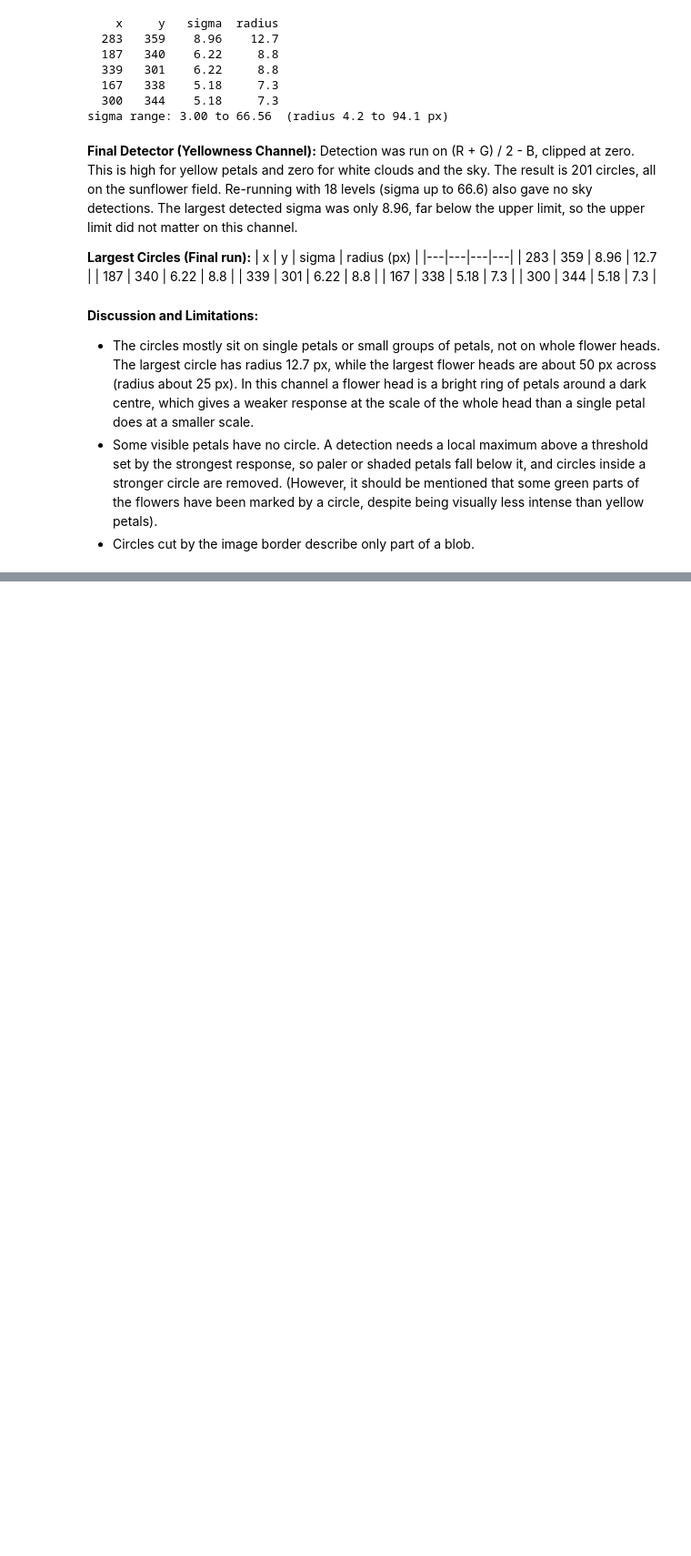
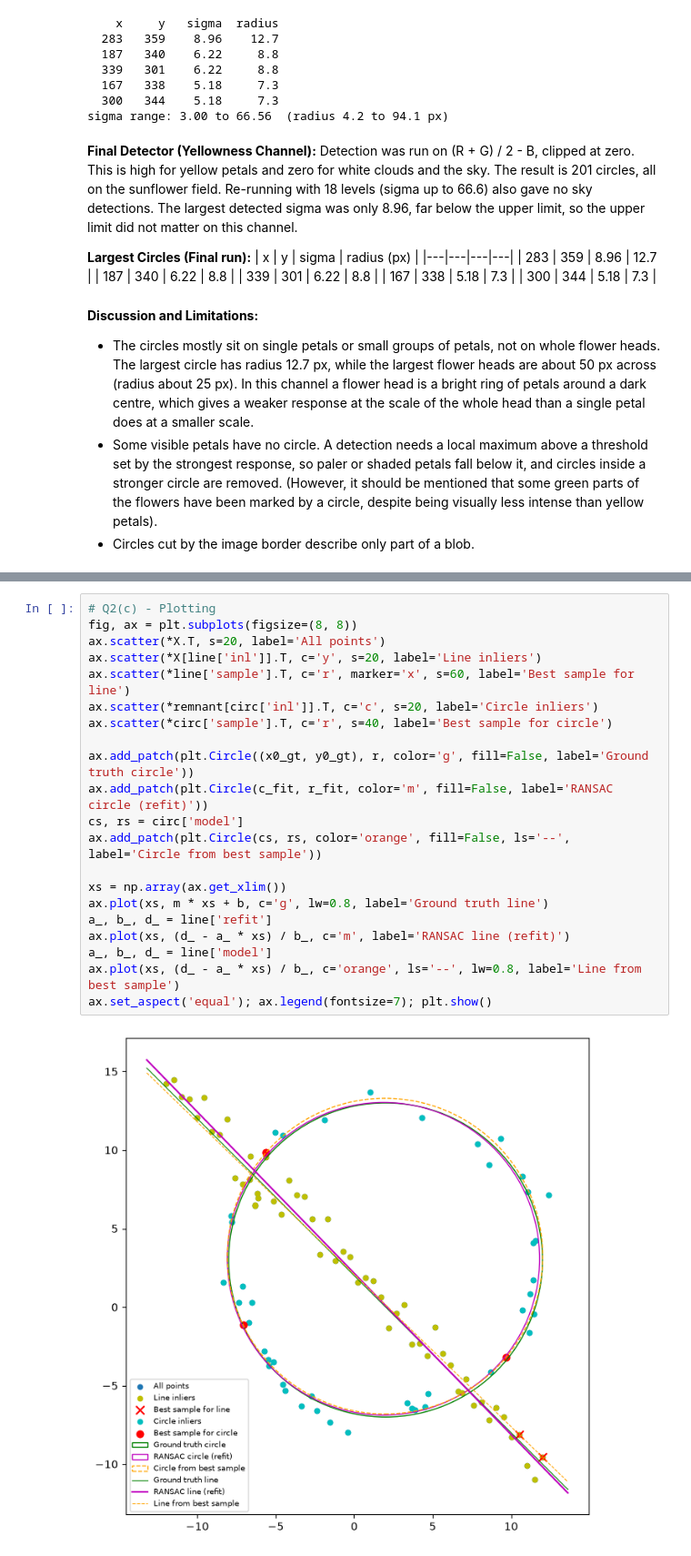
Before and after one commit to dilith813/en3160-a02, a Jupyter notebook: notebooks/a02.ipynb, the cells around one changed output, grey strips where cells are left out. Shown at 91% size. Drawn from its saved outputs; the diff is of its cells as text; blank space fills up the shorter version.

```diff
--- a/notebooks/a02.ipynb
+++ b/notebooks/a02.ipynb
@@ -122,0 +289,23 @@ was only 8.96, far below the upper limit, so the upper limit did not matter on t
+# %%
+# Q2(c) - Plotting
+fig, ax = plt.subplots(figsize=(8, 8))
+ax.scatter(*X.T, s=20, label='All points')
+ax.scatter(*X[line['inl']].T, c='y', s=20, label='Line inliers')
+ax.scatter(*line['sample'].T, c='r', marker='x', s=60, label='Best sample for line')
+ax.scatter(*remnant[circ['inl']].T, c='c', s=20, label='Circle inliers')
+ax.scatter(*circ['sample'].T, c='r', s=40, label='Best sample for circle')
+
+ax.add_patch(plt.Circle((x0_gt, y0_gt), r, color='g', fill=False, label='Ground truth circle'))
+ax.add_patch(plt.Circle(c_fit, r_fit, color='m', fill=False, label='RANSAC circle (refit)'))
+cs, rs = circ['model']
+ax.add_patch(plt.Circle(cs, rs, color='orange', fill=False, ls='--', label='Circle from best sample'))
+
+xs = np.array(ax.get_xlim())
+ax.plot(xs, m * xs + b, c='g', lw=0.8, label='Ground truth line')
+a_, b_, d_ = line['refit']
+ax.plot(xs, (d_ - a_ * xs) / b_, c='m', label='RANSAC line (refit)')
+a_, b_, d_ = line['model']
+ax.plot(xs, (d_ - a_ * xs) / b_, c='orange', ls='--', lw=0.8, label='Line from best sample')
+ax.set_aspect('equal'); ax.legend(fontsize=7); plt.show()
+# %% [output]
+[figure, added]
```
Also changed, not shown: parts of 14 cells of this notebook, 3 other files.
